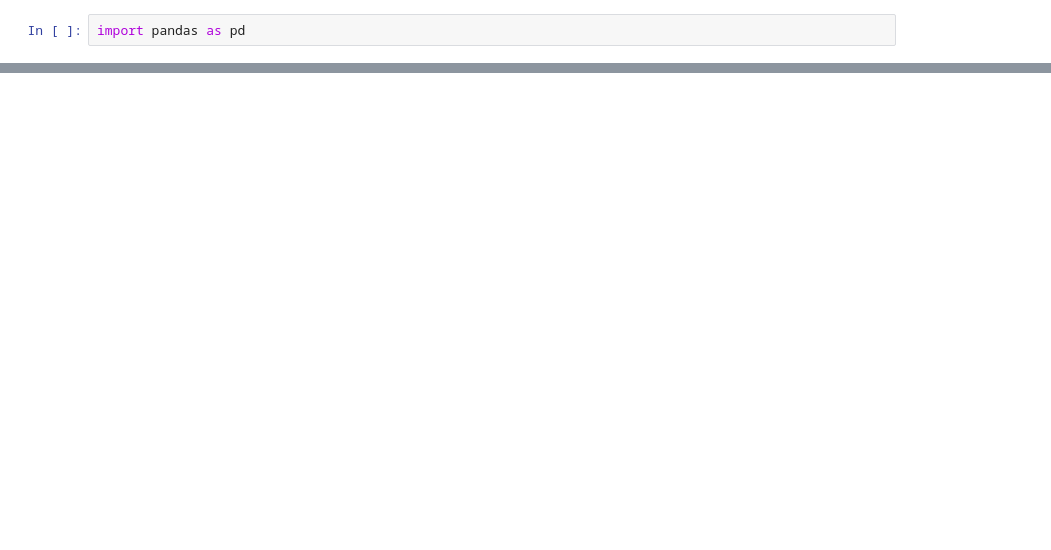
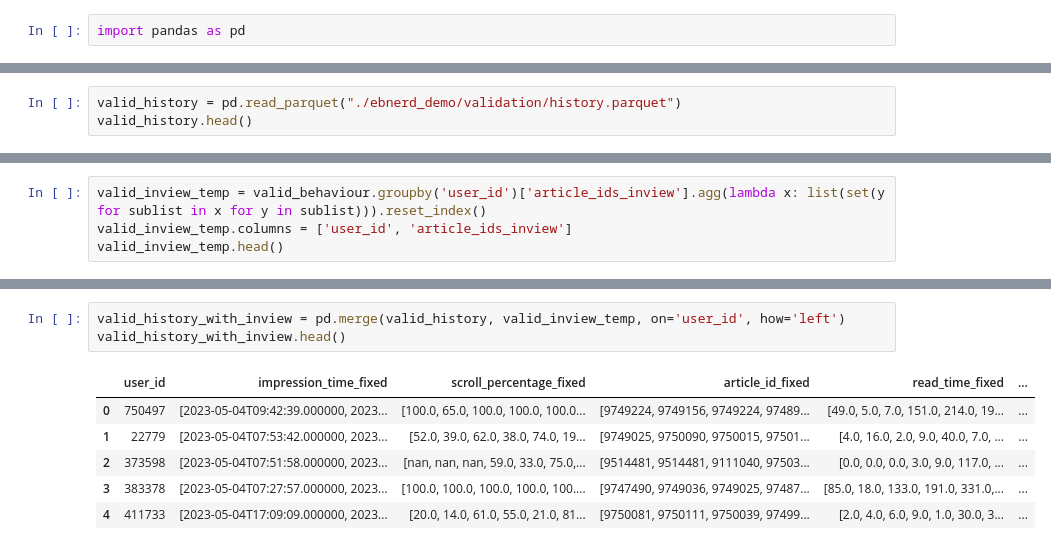
Before and after one commit to benceisonline/AAU-Project-6-Backend-2024, a Jupyter notebook: Collaborative_Filtering/LightFM_Dataprep.ipynb, the cells around one changed output, grey strips where cells are left out. Cells and saved outputs as stored; diff of their text form; blank space fills up the shorter version.

```diff
--- a/Collaborative_Filtering/LightFM_Dataprep.ipynb
+++ b/Collaborative_Filtering/LightFM_Dataprep.ipynb
@@ -297,0 +298,3 @@ Data saved to exported_data/data.csv
+# %%
+valid_history = pd.read_parquet("./ebnerd_demo/validation/history.parquet")
+valid_history.head()
@@ -297,0 +318,4 @@ Data saved to exported_data/data.csv
+# %%
+valid_inview_temp = valid_behaviour.groupby('user_id')['article_ids_inview'].agg(lambda x: list(set(y for sublist in x for y in sublist))).reset_index()
+valid_inview_temp.columns = ['user_id', 'article_ids_inview']
+valid_inview_temp.head()
@@ -297,0 +329,10 @@ Data saved to exported_data/data.csv
+# %%
+valid_history_with_inview = pd.merge(valid_history, valid_inview_temp, on='user_id', how='left')
+valid_history_with_inview.head()
+# %% [output]
+|  | user_id | impression_time_fixed | scroll_percentage_fixed | article_id_fixed | read_time_fixed | ... |
+| 0 | 750497 | [2023-05-04T09:42:39.000000, 2023... | [100.0, 65.0, 100.0, 100.0, 100.0... | [9749224, 9749156, 9749224, 97489... | [49.0, 5.0, 7.0, 151.0, 214.0, 19... | ... |
+| 1 | 22779 | [2023-05-04T07:53:42.000000, 2023... | [52.0, 39.0, 62.0, 38.0, 74.0, 19... | [9749025, 9750090, 9750015, 97501... | [4.0, 16.0, 2.0, 9.0, 40.0, 7.0, ... | ... |
+| 2 | 373598 | [2023-05-04T07:51:58.000000, 2023... | [nan, nan, nan, 59.0, 33.0, 75.0,... | [9514481, 9514481, 9111040, 97503... | [0.0, 0.0, 0.0, 3.0, 9.0, 117.0, ... | ... |
+| 3 | 383378 | [2023-05-04T07:27:57.000000, 2023... | [100.0, 100.0, 100.0, 100.0, 100.... | [9747490, 9749036, 9749025, 97487... | [85.0, 18.0, 133.0, 191.0, 331.0,... | ... |
+| 4 | 411733 | [2023-05-04T17:09:09.000000, 2023... | [20.0, 14.0, 61.0, 55.0, 21.0, 81... | [9750081, 9750111, 9750039, 97499... | [2.0, 4.0, 6.0, 9.0, 1.0, 30.0, 3... | ... |
```
Also changed, not shown: parts of 68 cells of this notebook, 8 other files.
